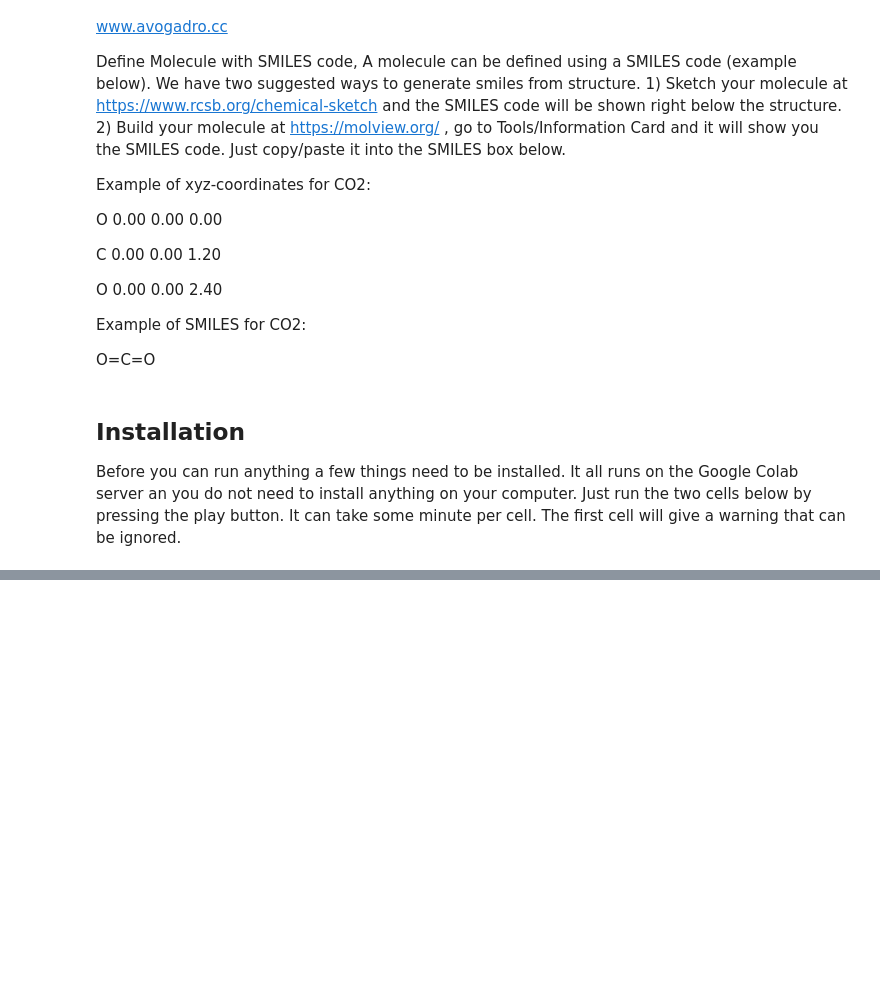
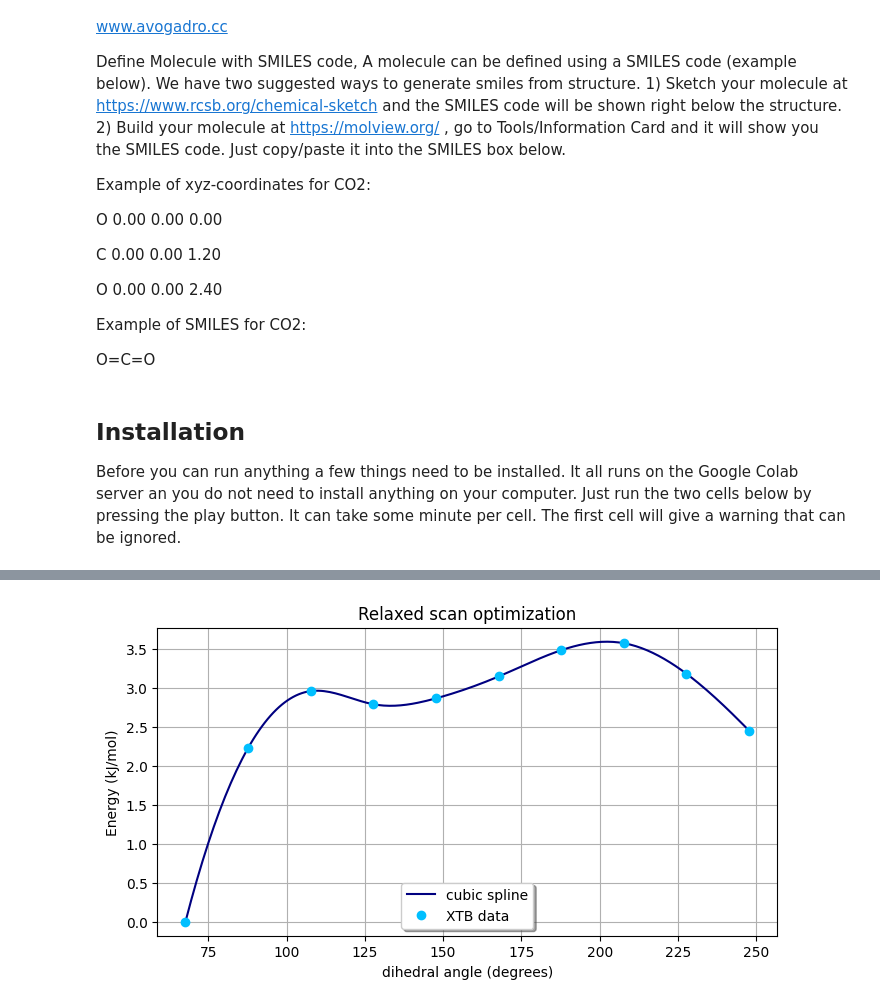
Before and after one commit to ahlqui/VeloxChemColabs, a Jupyter notebook: DihedralScan.ipynb, the cells around one changed output, grey strips where cells are left out. Cells and saved outputs as stored; diff of their text form; code cells hidden in the pictures; blank space fills up the shorter version.

```diff
--- a/DihedralScan.ipynb
+++ b/DihedralScan.ipynb
@@ -180,32 +182,34 @@ import numpy as np
 import scipy
 
 occc = np.linspace(initial_dihedral, initial_dihedral+angles_scanned, steps)
 
 e_min_in_au = min(opt_results["scan_energies"])
 
 energy_scan = [
-    (e - e_min_in_au) * vlx.hartree_in_kcalpermol()
+    (e - e_min_in_au) * vlx.hartree_in_kjpermol()
     for e in opt_results["scan_energies"]
 ]
 
 spline_func = scipy.interpolate.interp1d(occc, energy_scan, kind="cubic")
 
 x_spline = np.linspace(occc[0], occc[-1], 200)
 y_spline = spline_func(x_spline)
 
 from matplotlib import pyplot as plt
 
 fig, ax = plt.subplots(figsize=(8, 4))
 
 ax.plot(x_spline, y_spline, "-", color="navy", label="cubic spline")
 ax.plot(occc, energy_scan, "o", color="deepskyblue", label="XTB data")
 
 ax.legend(frameon=True, shadow=True, loc="lower center")
 
 ax.grid(True)
 
 ax.set_title("Relaxed scan optimization")
 ax.set_xlabel("dihedral angle (degrees)")
-ax.set_ylabel("Energy (kcal/mol)")
+ax.set_ylabel("Energy (kJ/mol)")
 
 plt.show()
+# %% [output]
+[figure, added]
```
Also changed, not shown: parts of 3 cells of this notebook.
